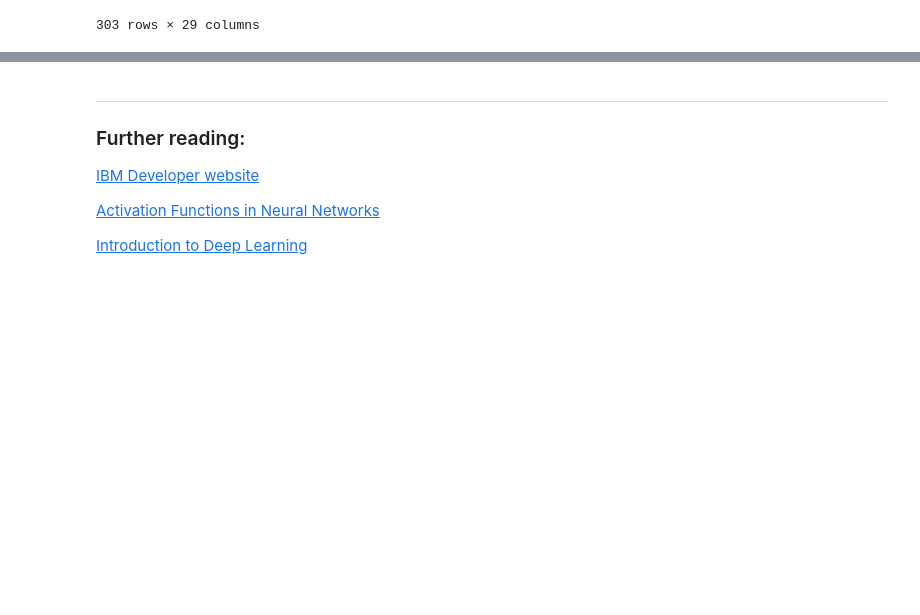
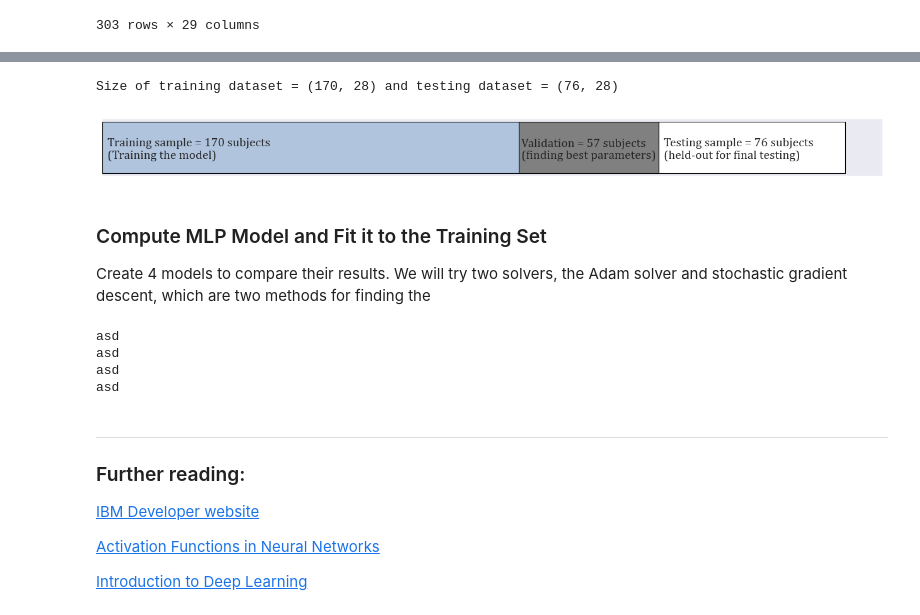
Before and after one commit to abdulrahman1123/analysis_examples, a Jupyter notebook: Neural Networks.ipynb, the cells around one changed output, grey strips where cells are left out. Cells and saved outputs as stored; diff of their text form; code cells hidden in the pictures; blank space fills up the shorter version.

```diff
--- a/Neural Networks.ipynb
+++ b/Neural Networks.ipynb
@@ -148,3 +154,46 @@ all_data_dum
+# %%
+# Choose features
+X = all_data_dum.loc[:,[item for item in all_data_dum.columns if item !="outcome"]]
+y = all_data_dum.loc[:,'outcome']
+
+# Divide into training and test sets
+X_train, X_test, y_train, y_test = train_test_split(X, y, test_size=0.25, random_state=5)
+
+# Further divide the training into training and validation sets
+X_train, X_val, y_train, y_val = train_test_split(X_train, y_train, test_size=0.25, random_state=5)
+
+print(f"Size of training dataset = {X_train.shape} and testing dataset = {X_test.shape}")
+
+# scale both X_train and X_test for faster convergence
+scaler = StandardScaler()
+X_train = scaler.fit_transform(X_train)
+X_val = scaler.transform(X_val)
+X_test = scaler.transform(X_test)
+
+plot_train_test(X_train,X_test, X_val=X_val)
+# %% [output]
+Size of training dataset = (170, 28) and testing dataset = (76, 28)
+[figure, added]
+# %% [markdown]
+### Compute MLP Model and Fit it to the Training Set
+Create 4 models to compare their results. We will try two solvers, the Adam solver and stochastic gradient descent, which are two methods for finding the
+# %%
+solvers = ['adam', 'sgd']
+activations = ['logistic', 'relu']
+
+# Create a list of models. Append the four possible combinations of parameters
+models = []
+for solver in solvers:
+    for activation in activations:
+        print ("asd")
+        model = MLPClassifier(hidden_layer_sizes=(128,128),max_iter=1000, activation = activation)
+        model.fit(X_train,y_train)
+        models.append(model)
+# %% [output]
+asd
+asd
+asd
+asd
 # %% [markdown]
 ---
 ### Further reading:
```
Also changed, not shown: parts of 5 cells of this notebook, 2 other files.
